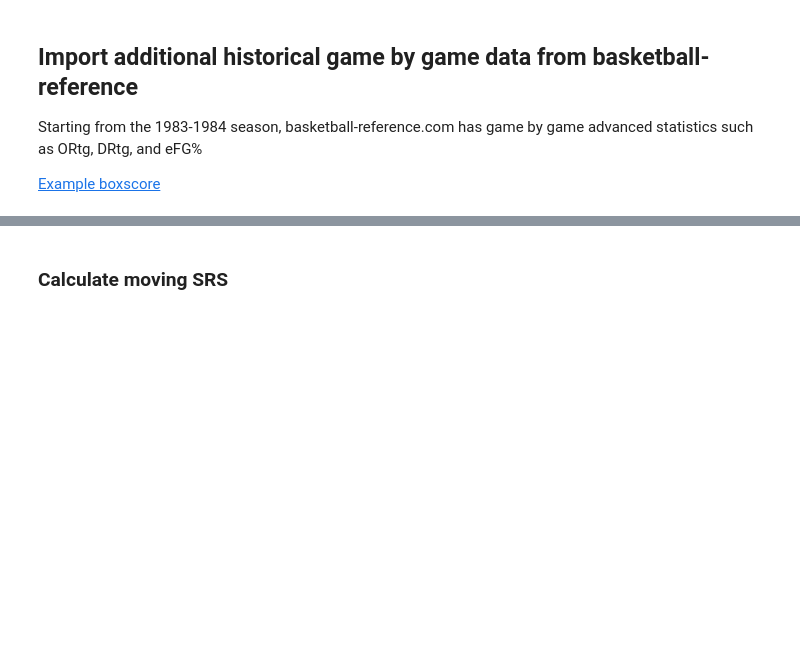
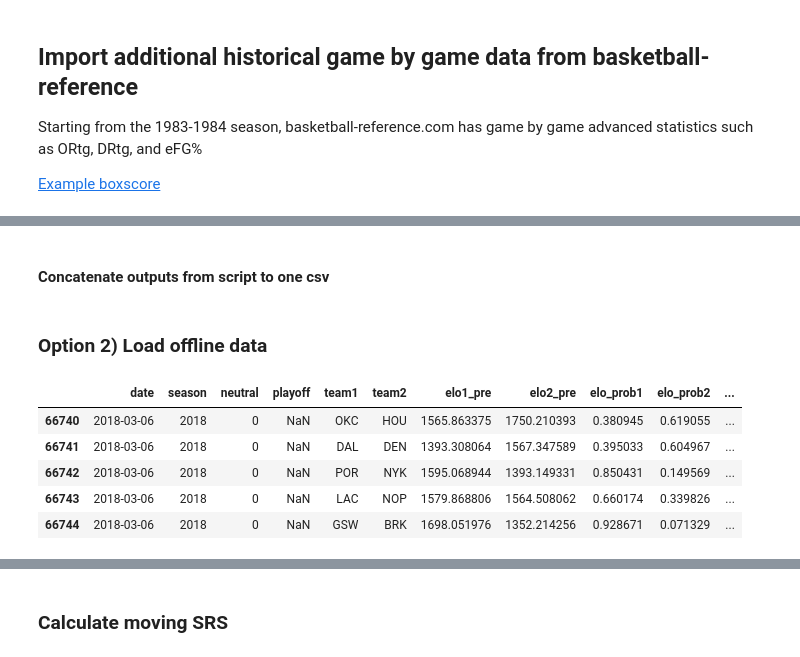
Before and after one commit to JKasakyan/nba-win-prob-model, a Jupyter notebook: Src/data_wrangle.ipynb, the cells around one changed output, grey strips where cells are left out. Cells and saved outputs as stored; diff of their text form; code cells hidden in the pictures; blank space fills up the shorter version.

```diff
--- a/Src/data_wrangle.ipynb
+++ b/Src/data_wrangle.ipynb
@@ -1,10 +1,17 @@
 # %%
+import glob
 import time
 import datetime
+import subprocess
+from subprocess import Popen, PIPE
 
 import pandas as pd
 from bs4 import BeautifulSoup
 import requests
+from IPython.core.display import display, HTML
+
+display(HTML("<style>.container { width:100% !important; }</style>"))
+pd.set_option('display.max_columns', 50)
 # %% [markdown]
 ## Import historical game by game data from FiveThirtyEight GitHub Repo
 
@@ -91,11 +99,0 @@ def get_season_data(end_year):
-# %%
-start_year = 1951
-end_year = 2018
-dfs_1951_2018 = [get_season_data(i) for i in range(1951, 2019)]
-df_1951_2018 = pd.concat(dfs_1951_2018)
-df_1951_2018["Team"] =  df_1951_2018["Team"].map(lambda s: s.replace("*", ""))
-df_1951_2018 = df_1951_2018.set_index(["Season", "Team"])
-pd.set_option('display.max_columns', 30)
-df_1951_2018.head()
-# Save
-# df_1951_2018.to_csv("../Data/nba_season_data.csv")
@@ -112,6 +126,0 @@ df_1951_2018.head()
-# %%
-df_1951_2018 = pd.read_csv("../Data/nba_season_data.csv")
-df_1951_2018["Team"] =  df_1951_2018["Team"].map(lambda s: s.replace("*", ""))
-df_1951_2018 = df_1951_2018.set_index(["Season", "Team"])
-pd.set_option('display.max_columns', 30)
-df_1951_2018.head()
@@ -272,0 +237,2 @@ df
+# %% [markdown]
+#### Concatenate outputs from script to one csv
@@ -272,0 +242,12 @@ df
+# %% [markdown]
+### Option 2) Load offline data
+# %%
+df_boxscores_1984_2018 = pd.read_csv("../Data/nba_boxscores_1984_2018.csv", index_col=0, parse_dates=[1], infer_datetime_format=True)
+df_boxscores_1984_2018.tail()
+# %% [output]
+|  | date | season | neutral | playoff | team1 | team2 | elo1_pre | elo2_pre | elo_prob1 | elo_prob2 | ... |
+| 66740 | 2018-03-06 | 2018 | 0 | NaN | OKC | HOU | 1565.863375 | 1750.210393 | 0.380945 | 0.619055 | ... |
+| 66741 | 2018-03-06 | 2018 | 0 | NaN | DAL | DEN | 1393.308064 | 1567.347589 | 0.395033 | 0.604967 | ... |
+| 66742 | 2018-03-06 | 2018 | 0 | NaN | POR | NYK | 1595.068944 | 1393.149331 | 0.850431 | 0.149569 | ... |
+| 66743 | 2018-03-06 | 2018 | 0 | NaN | LAC | NOP | 1579.868806 | 1564.508062 | 0.660174 | 0.339826 | ... |
+| 66744 | 2018-03-06 | 2018 | 0 | NaN | GSW | BRK | 1698.051976 | 1352.214256 | 0.928671 | 0.071329 | ... |
```
Also changed, not shown: parts of 20 cells of this notebook.
